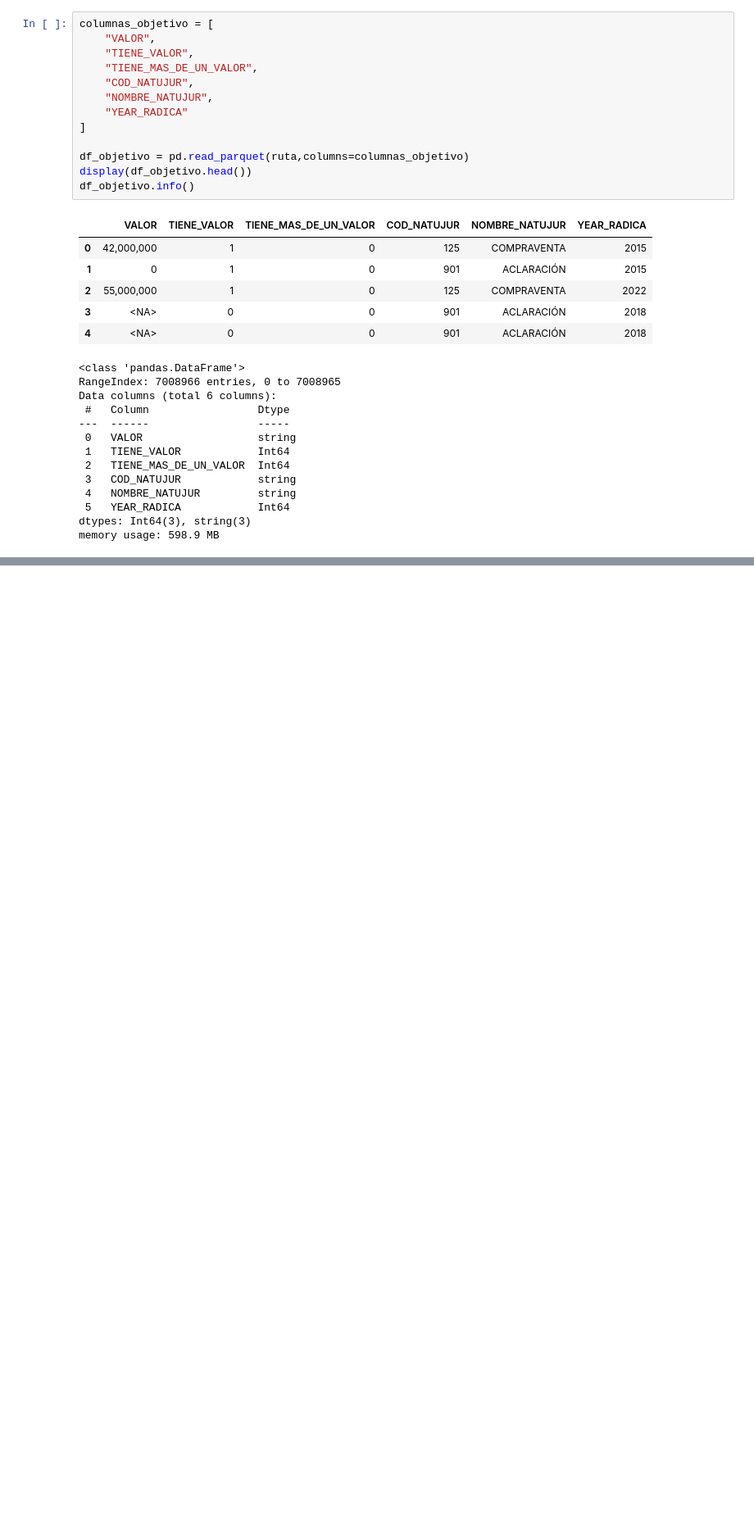
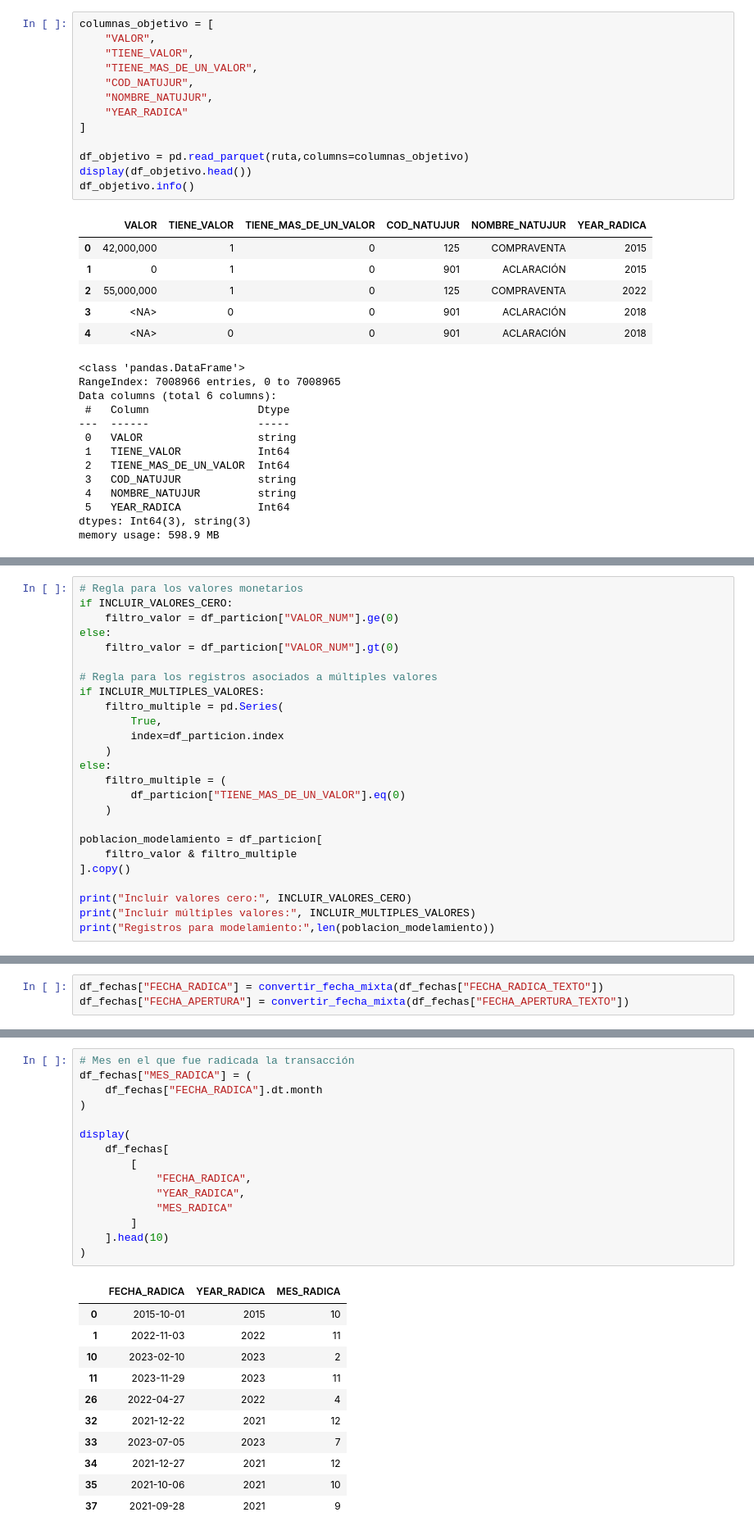
Before and after one commit to wlicona473/Proyecto_Inmobiliario_Nube, a Jupyter notebook: notebooks/01_redefinicion_supervisada.ipynb, the cells around one changed output, grey strips where cells are left out. Shown at 82% size. Cells and saved outputs as stored; diff of their text form; blank space fills up the shorter version.

```diff
--- a/notebooks/01_redefinicion_supervisada.ipynb
+++ b/notebooks/01_redefinicion_supervisada.ipynb
@@ -159,0 +456,25 @@ tabla_actos.sort_values("Positivo",ascending=False).head(20)
+# %%
+# Regla para los valores monetarios
+if INCLUIR_VALORES_CERO:
+    filtro_valor = df_particion["VALOR_NUM"].ge(0)
+else:
+    filtro_valor = df_particion["VALOR_NUM"].gt(0)
+
+# Regla para los registros asociados a múltiples valores
+if INCLUIR_MULTIPLES_VALORES:
+    filtro_multiple = pd.Series(
+        True,
+        index=df_particion.index
+    )
+else:
+    filtro_multiple = (
+        df_particion["TIENE_MAS_DE_UN_VALOR"].eq(0)
+    )
+
+poblacion_modelamiento = df_particion[
+    filtro_valor & filtro_multiple
+].copy()
+
+print("Incluir valores cero:", INCLUIR_VALORES_CERO)
+print("Incluir múltiples valores:", INCLUIR_MULTIPLES_VALORES)
+print("Registros para modelamiento:",len(poblacion_modelamiento))
@@ -159,0 +826,3 @@ tabla_actos.sort_values("Positivo",ascending=False).head(20)
+# %%
+df_fechas["FECHA_RADICA"] = convertir_fecha_mixta(df_fechas["FECHA_RADICA_TEXTO"])
+df_fechas["FECHA_APERTURA"] = convertir_fecha_mixta(df_fechas["FECHA_APERTURA_TEXTO"])
@@ -159,0 +884,27 @@ tabla_actos.sort_values("Positivo",ascending=False).head(20)
+# %%
+# Mes en el que fue radicada la transacción
+df_fechas["MES_RADICA"] = (
+    df_fechas["FECHA_RADICA"].dt.month
+)
+
+display(
+    df_fechas[
+        [
+            "FECHA_RADICA",
+            "YEAR_RADICA",
+            "MES_RADICA"
+        ]
+    ].head(10)
+)
+# %% [output]
+|  | FECHA_RADICA | YEAR_RADICA | MES_RADICA |
+| 0 | 2015-10-01 | 2015 | 10 |
+| 1 | 2022-11-03 | 2022 | 11 |
+| 10 | 2023-02-10 | 2023 | 2 |
+| 11 | 2023-11-29 | 2023 | 11 |
+| 26 | 2022-04-27 | 2022 | 4 |
+| 32 | 2021-12-22 | 2021 | 12 |
+| 33 | 2023-07-05 | 2023 | 7 |
+| 34 | 2021-12-27 | 2021 | 12 |
+| 35 | 2021-10-06 | 2021 | 10 |
+| 37 | 2021-09-28 | 2021 | 9 |
```
Also changed, not shown: parts of 85 cells of this notebook.
